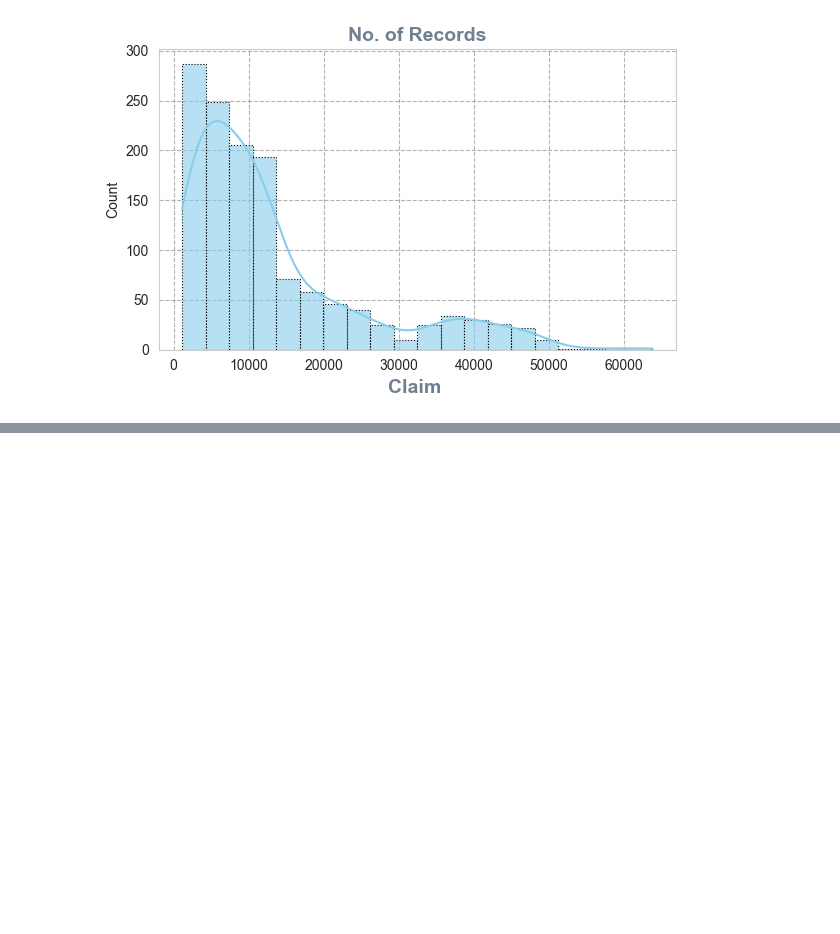
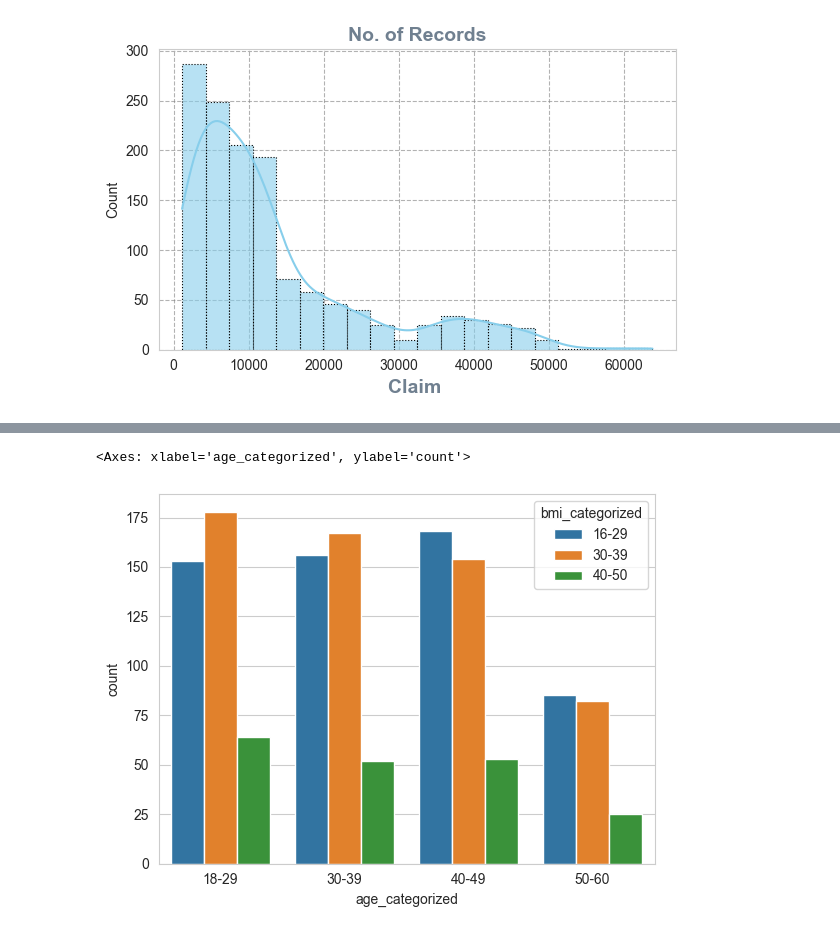
Before and after one commit to SaurabhSSB/medical-expense-analysis, a Jupyter notebook: 2_eda.ipynb, the cells around one changed output, grey strips where cells are left out. Cells and saved outputs as stored; diff of their text form; code cells hidden in the pictures; blank space fills up the shorter version.

```diff
--- a/2_eda.ipynb
+++ b/2_eda.ipynb
@@ -547,0 +597,10 @@ plt.show()
+# %%
+def bmigroup(x):
+    if x>= 16 and x<= 29:
+        return "16-29"
+    elif x>= 30 and x<= 39:
+        return "30-39"
+    else:
+        return '40-50'
+
+df['bmi_categorized']= df['bmi'].apply(bmigroup)
@@ -547,0 +617,5 @@ plt.show()
+# %%
+sns.countplot(x= df.age_categorized, hue= df.bmi_categorized)
+# %% [output]
+<Axes: xlabel='age_categorized', ylabel='count'>
+[figure, added]
```
Also changed, not shown: parts of 10 cells of this notebook.
